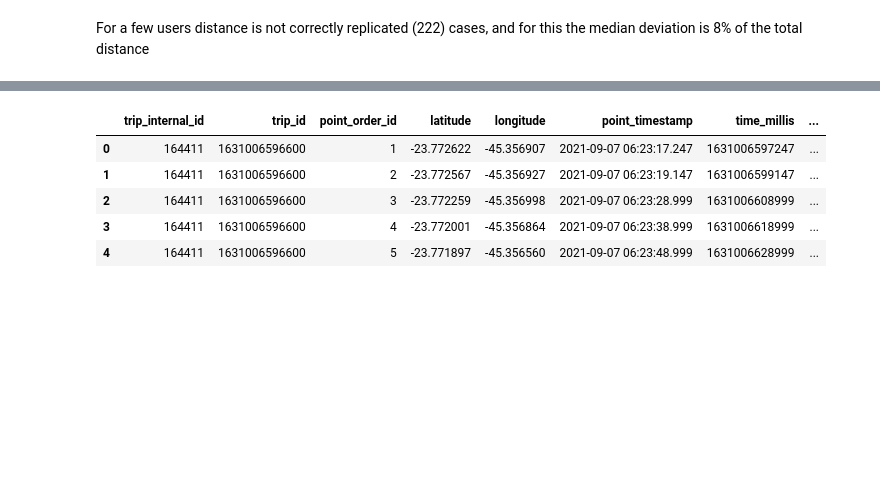
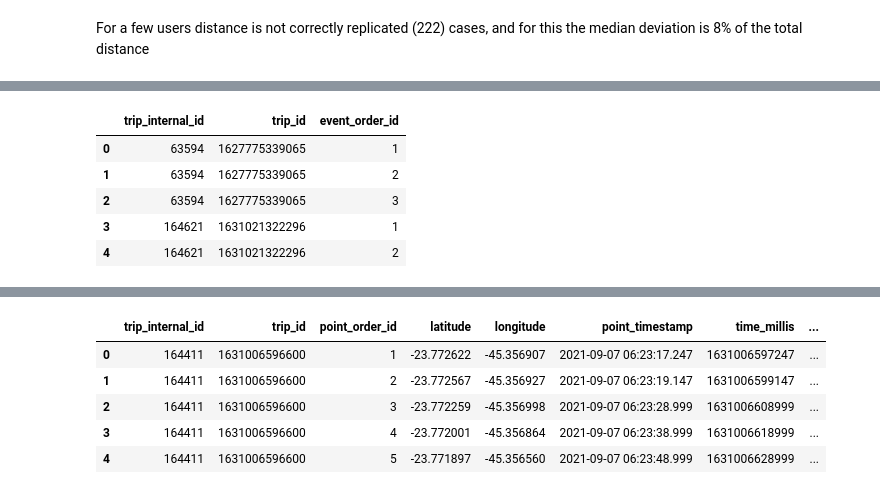
Before and after one commit to AlbertoSCF/location_data_analysis, a Jupyter notebook: DATA-EXPLORATION-0-zendrive_schema.ipynb, the cells around one changed output, grey strips where cells are left out. Drawn from its saved outputs; the diff is of its cells as text; code cells hidden in the pictures; blank space fills up the shorter version.

```diff
--- a/DATA-EXPLORATION-0-zendrive_schema.ipynb
+++ b/DATA-EXPLORATION-0-zendrive_schema.ipynb
@@ -308,0 +326,9 @@ events.head()
+# %%
+events[['trip_internal_id', 'trip_id', 'event_order_id']].head()
+# %% [output]
+|  | trip_internal_id | trip_id | event_order_id |
+| 0 | 63594 | 1627775339065 | 1 |
+| 1 | 63594 | 1627775339065 | 2 |
+| 2 | 63594 | 1627775339065 | 3 |
+| 3 | 164621 | 1631021322296 | 1 |
+| 4 | 164621 | 1631021322296 | 2 |
```
Also changed, not shown: parts of 18 cells of this notebook.
